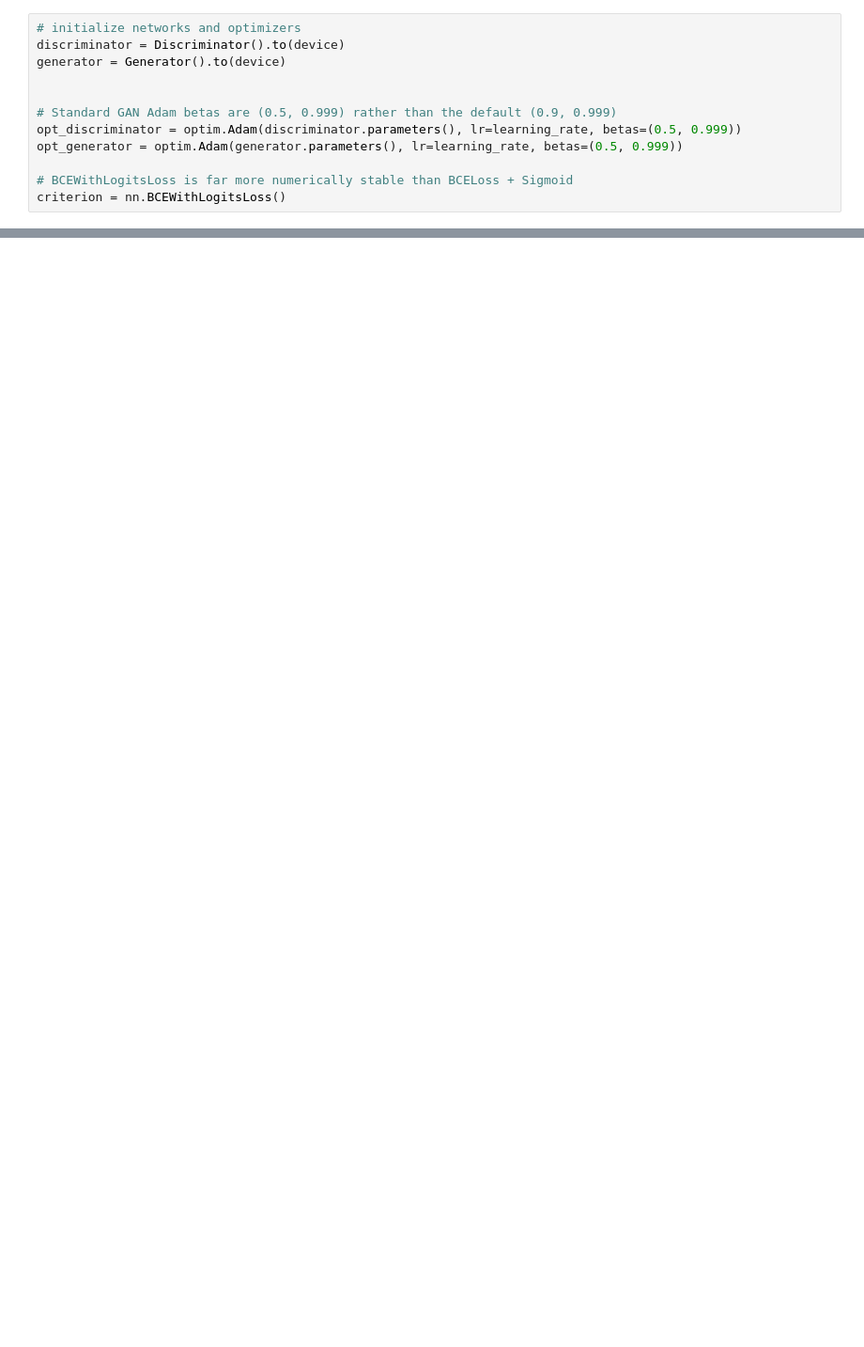
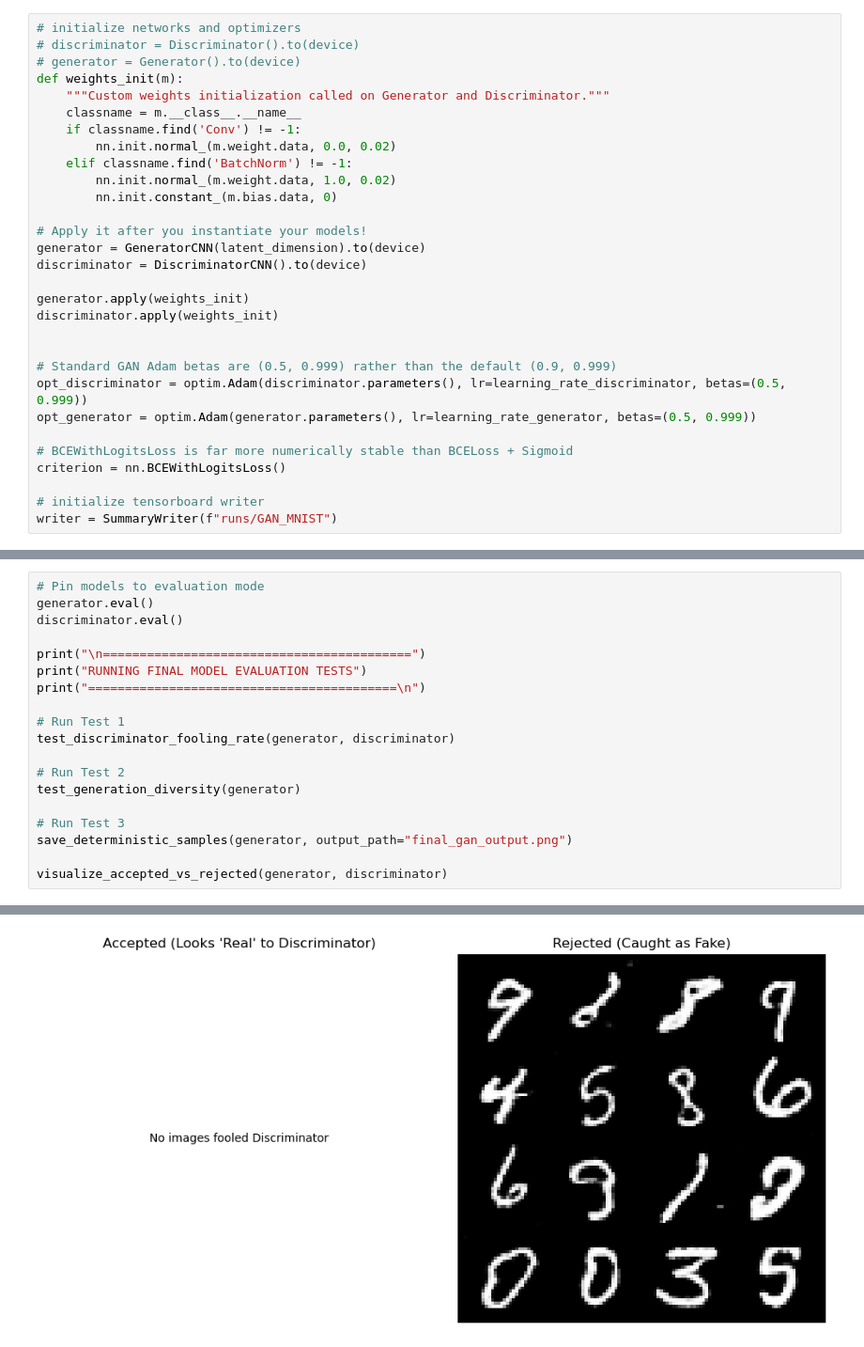
Before and after one commit to FrederikZielke/Deep-Learning, a Jupyter notebook: GAN/GAN_MNIST.ipynb, the cells around one changed output, grey strips where cells are left out. Shown at 94% size. Cells and saved outputs as stored; diff of their text form; blank space fills up the shorter version.

Commit message:
Finished GAN MNIST ex

```diff
--- a/GAN/GAN_MNIST.ipynb
+++ b/GAN/GAN_MNIST.ipynb
@@ -80,13 +253,31 @@ class Discriminator(nn.Module):
 # %%
 # initialize networks and optimizers
-discriminator = Discriminator().to(device)
-generator = Generator().to(device)
+# discriminator = Discriminator().to(device)
+# generator = Generator().to(device)
+def weights_init(m):
+    """Custom weights initialization called on Generator and Discriminator."""
+    classname = m.__class__.__name__
+    if classname.find('Conv') != -1:
+        nn.init.normal_(m.weight.data, 0.0, 0.02)
+    elif classname.find('BatchNorm') != -1:
+        nn.init.normal_(m.weight.data, 1.0, 0.02)
+        nn.init.constant_(m.bias.data, 0)
+
+# Apply it after you instantiate your models!
+generator = GeneratorCNN(latent_dimension).to(device)
+discriminator = DiscriminatorCNN().to(device)
+
+generator.apply(weights_init)
+discriminator.apply(weights_init)
 
 
 # Standard GAN Adam betas are (0.5, 0.999) rather than the default (0.9, 0.999)
-opt_discriminator = optim.Adam(discriminator.parameters(), lr=learning_rate, betas=(0.5, 0.999))
-opt_generator = optim.Adam(generator.parameters(), lr=learning_rate, betas=(0.5, 0.999))
+opt_discriminator = optim.Adam(discriminator.parameters(), lr=learning_rate_discriminator, betas=(0.5, 0.999))
+opt_generator = optim.Adam(generator.parameters(), lr=learning_rate_generator, betas=(0.5, 0.999))
 
 # BCEWithLogitsLoss is far more numerically stable than BCELoss + Sigmoid
 criterion = nn.BCEWithLogitsLoss()
+
+# initialize tensorboard writer
+writer = SummaryWriter(f"runs/GAN_MNIST")
 # %%
@@ -174,0 +580,20 @@ NameError: name 'loss_discriminator' is not defined
+# %%
+# Pin models to evaluation mode
+generator.eval()
+discriminator.eval()
+
+print("\n==========================================")
+print("RUNNING FINAL MODEL EVALUATION TESTS")
+print("==========================================\n")
+
+# Run Test 1
+test_discriminator_fooling_rate(generator, discriminator)
+
+# Run Test 2
+test_generation_diversity(generator)
+
+# Run Test 3
+save_deterministic_samples(generator, output_path="final_gan_output.png")
+
+visualize_accepted_vs_rejected(generator, discriminator)
+# %% [output]
@@ -174,0 +617 @@ NameError: name 'loss_discriminator' is not defined
+[figure, added]
```
Also changed, not shown: parts of 10 cells of this notebook, 1 other file.
